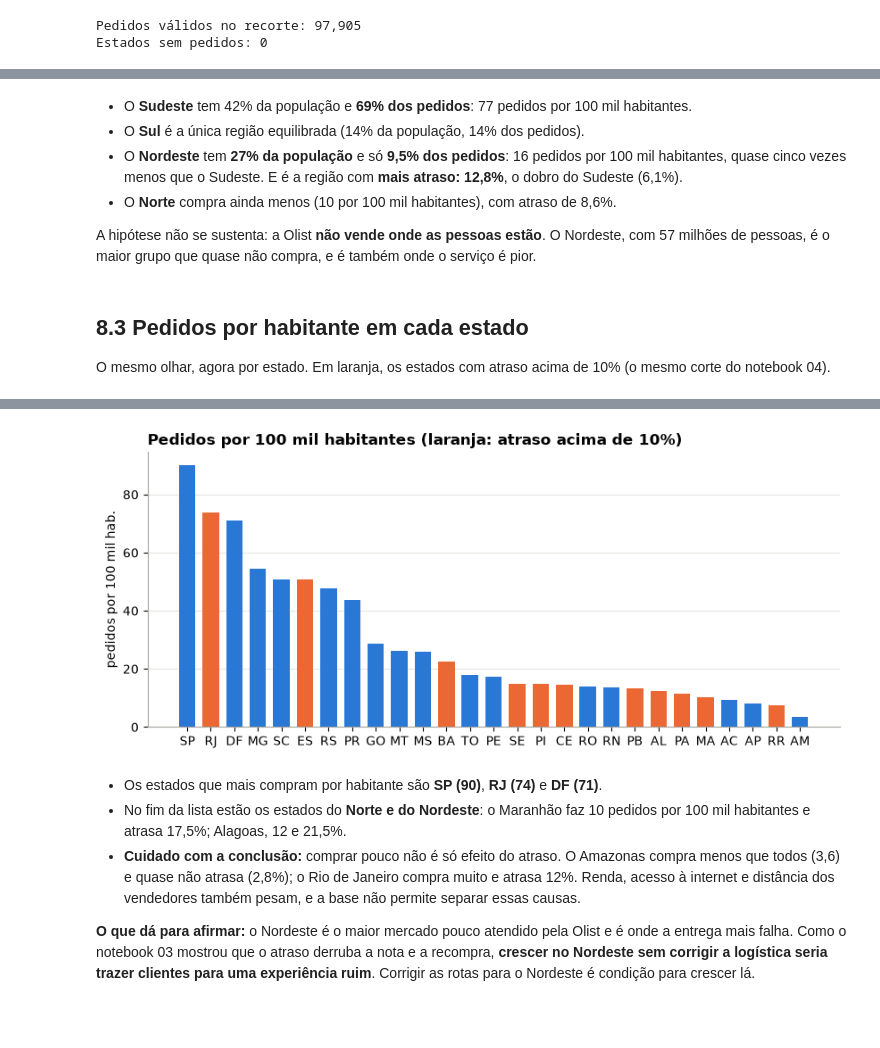
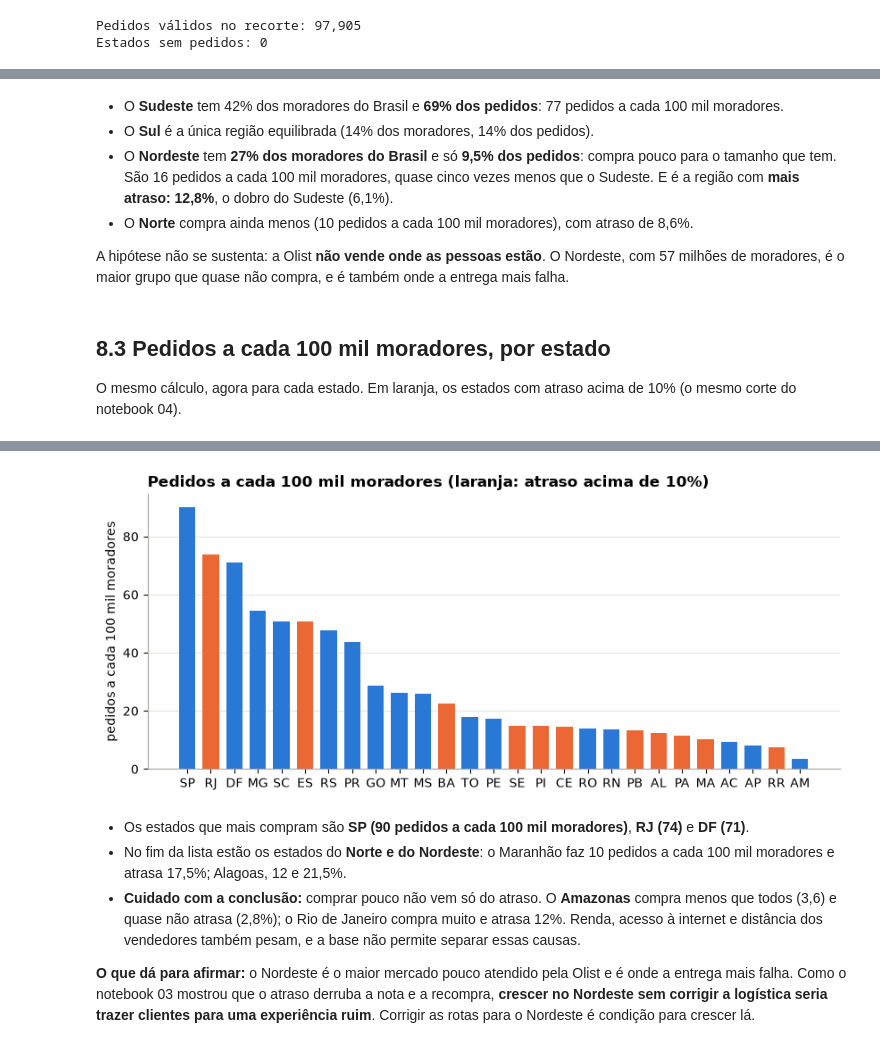
Before and after one commit to tiagolid/tech_challenge_fase_1_tiago, a Jupyter notebook: notebooks/05_espaco_para_crescer_e_previsao.ipynb, the cells around one changed output, grey strips where cells are left out. Cells and saved outputs as stored; diff of their text form; code cells hidden in the pictures; blank space fills up the shorter version.

```diff
--- a/notebooks/05_espaco_para_crescer_e_previsao.ipynb
+++ b/notebooks/05_espaco_para_crescer_e_previsao.ipynb
@@ -48,7 +50,7 @@ entregues = pedidos[pedidos['no_recorte'] & pedidos['entregue']]
 por_uf = populacao.set_index('uf')
 por_uf['pedidos'] = vendas.groupby('uf_cliente').size()
 por_uf['pct_atraso'] = entregues.groupby('uf_cliente')['atrasado'].mean()
-por_uf['pedidos_100mil_hab'] = por_uf['pedidos'] / por_uf['populacao_2018'] * 100_000
+por_uf['pedidos_100mil_moradores'] = por_uf['pedidos'] / por_uf['populacao_2018'] * 100_000
 
 print(f"Pedidos válidos no recorte: {len(vendas):,}")
 print('Estados sem pedidos:', por_uf['pedidos'].isna().sum())
@@ -93,22 +101,22 @@ Centro-Oeste          0.077        0.058              35.509       0.065
 # %% [markdown]
-- O **Sudeste** tem 42% da população e **69% dos pedidos**: 77 pedidos por 100 mil habitantes.
-- O **Sul** é a única região equilibrada (14% da população, 14% dos pedidos).
-- O **Nordeste** tem **27% da população** e só **9,5% dos pedidos**: 16 pedidos por 100 mil habitantes, quase cinco vezes menos que o Sudeste. E é a região com **mais atraso: 12,8%**, o dobro do Sudeste (6,1%).
-- O **Norte** compra ainda menos (10 por 100 mil habitantes), com atraso de 8,6%.
+- O **Sudeste** tem 42% dos moradores do Brasil e **69% dos pedidos**: 77 pedidos a cada 100 mil moradores.
+- O **Sul** é a única região equilibrada (14% dos moradores, 14% dos pedidos).
+- O **Nordeste** tem **27% dos moradores do Brasil** e só **9,5% dos pedidos**: compra pouco para o tamanho que tem. São 16 pedidos a cada 100 mil moradores, quase cinco vezes menos que o Sudeste. E é a região com **mais atraso: 12,8%**, o dobro do Sudeste (6,1%).
+- O **Norte** compra ainda menos (10 pedidos a cada 100 mil moradores), com atraso de 8,6%.
 
-A hipótese não se sustenta: a Olist **não vende onde as pessoas estão**. O Nordeste, com 57 milhões de pessoas, é o maior grupo que quase não compra, e é também onde o serviço é pior.
+A hipótese não se sustenta: a Olist **não vende onde as pessoas estão**. O Nordeste, com 57 milhões de moradores, é o maior grupo que quase não compra, e é também onde a entrega mais falha.
 # %% [markdown]
-## 8.3 Pedidos por habitante em cada estado
+## 8.3 Pedidos a cada 100 mil moradores, por estado
 
-O mesmo olhar, agora por estado. Em laranja, os estados com atraso acima de 10% (o mesmo corte do notebook 04).
+O mesmo cálculo, agora para cada estado. Em laranja, os estados com atraso acima de 10% (o mesmo corte do notebook 04).
 # %%
-por_uf = por_uf.sort_values('pedidos_100mil_hab', ascending=False)
-print(por_uf[['regiao', 'pedidos', 'pedidos_100mil_hab', 'pct_atraso']].round(3))
+por_uf = por_uf.sort_values('pedidos_100mil_moradores', ascending=False)
+print(por_uf[['regiao', 'pedidos', 'pedidos_100mil_moradores', 'pct_atraso']].round(3))
 
 cores = [LARANJA if p > 0.10 else AZUL for p in por_uf['pct_atraso']]
 plt.figure()
-plt.bar(por_uf.index, por_uf['pedidos_100mil_hab'], color=cores, width=0.7)
-plt.title('Pedidos por 100 mil habitantes (laranja: atraso acima de 10%)')
-plt.ylabel('pedidos por 100 mil hab.')
+plt.bar(por_uf.index, por_uf['pedidos_100mil_moradores'], color=cores, width=0.7)
+plt.title('Pedidos a cada 100 mil moradores (laranja: atraso acima de 10%)')
+plt.ylabel('pedidos a cada 100 mil moradores')
 plt.show()
 # %% [output]
@@ -132,7 +140,7 @@ AM         Norte      147               3.602       0.028
-[figure, old version]
+[figure, new version]
 # %% [markdown]
-- Os estados que mais compram por habitante são **SP (90)**, **RJ (74)** e **DF (71)**.
-- No fim da lista estão os estados do **Norte e do Nordeste**: o Maranhão faz 10 pedidos por 100 mil habitantes e atrasa 17,5%; Alagoas, 12 e 21,5%.
-- **Cuidado com a conclusão:** comprar pouco não é só efeito do atraso. O Amazonas compra menos que todos (3,6) e quase não atrasa (2,8%); o Rio de Janeiro compra muito e atrasa 12%. Renda, acesso à internet e distância dos vendedores também pesam, e a base não permite separar essas causas.
+- Os estados que mais compram são **SP (90 pedidos a cada 100 mil moradores)**, **RJ (74)** e **DF (71)**.
+- No fim da lista estão os estados do **Norte e do Nordeste**: o Maranhão faz 10 pedidos a cada 100 mil moradores e atrasa 17,5%; Alagoas, 12 e 21,5%.
+- **Cuidado com a conclusão:** comprar pouco não vem só do atraso. O **Amazonas** compra menos que todos (3,6) e quase não atrasa (2,8%); o Rio de Janeiro compra muito e atrasa 12%. Renda, acesso à internet e distância dos vendedores também pesam, e a base não permite separar essas causas.
 
 **O que dá para afirmar:** o Nordeste é o maior mercado pouco atendido pela Olist e é onde a entrega mais falha. Como o notebook 03 mostrou que o atraso derruba a nota e a recompra, **crescer no Nordeste sem corrigir a logística seria trazer clientes para uma experiência ruim**. Corrigir as rotas para o Nordeste é condição para crescer lá.
```
Also changed, not shown: parts of 17 cells of this notebook, 1 other file.
